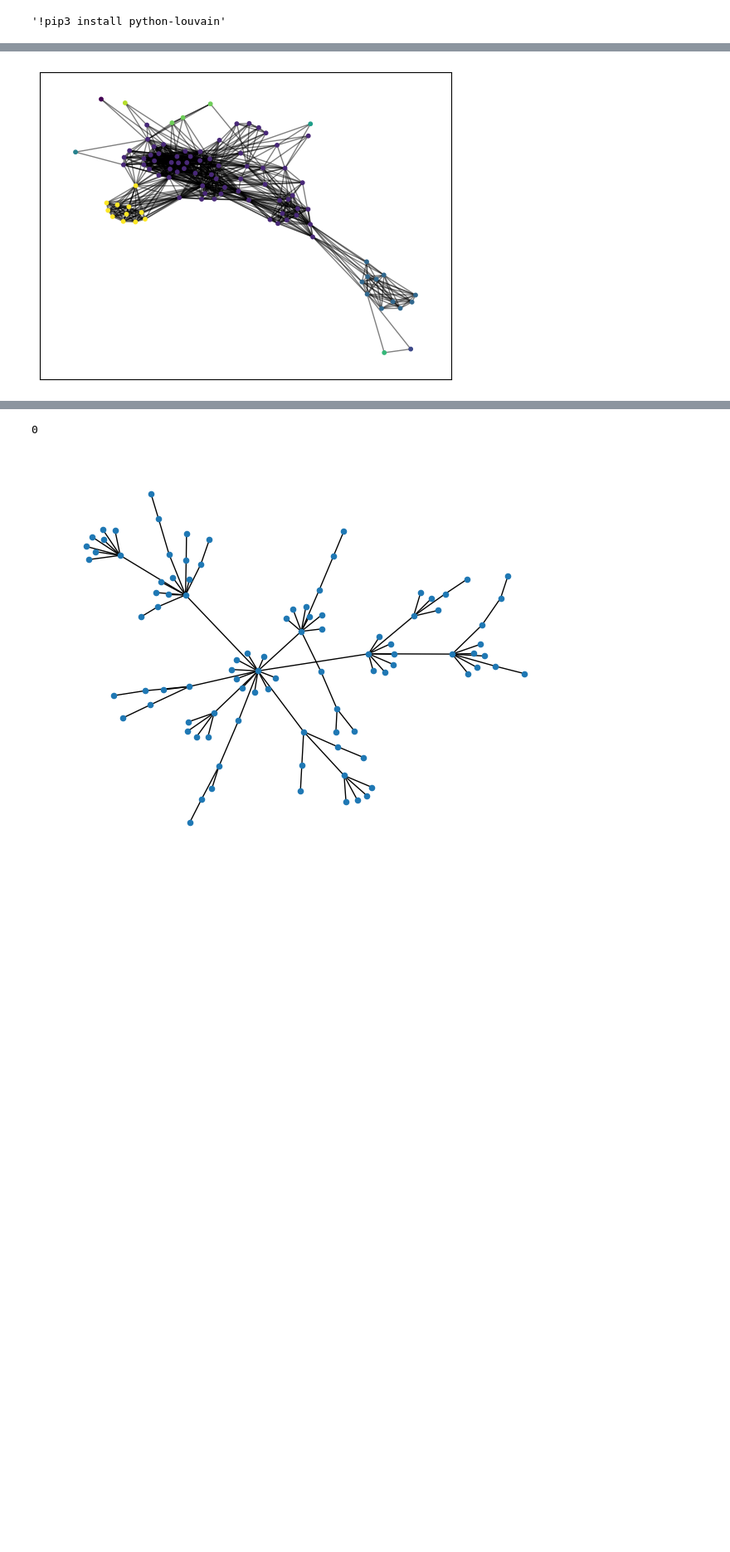
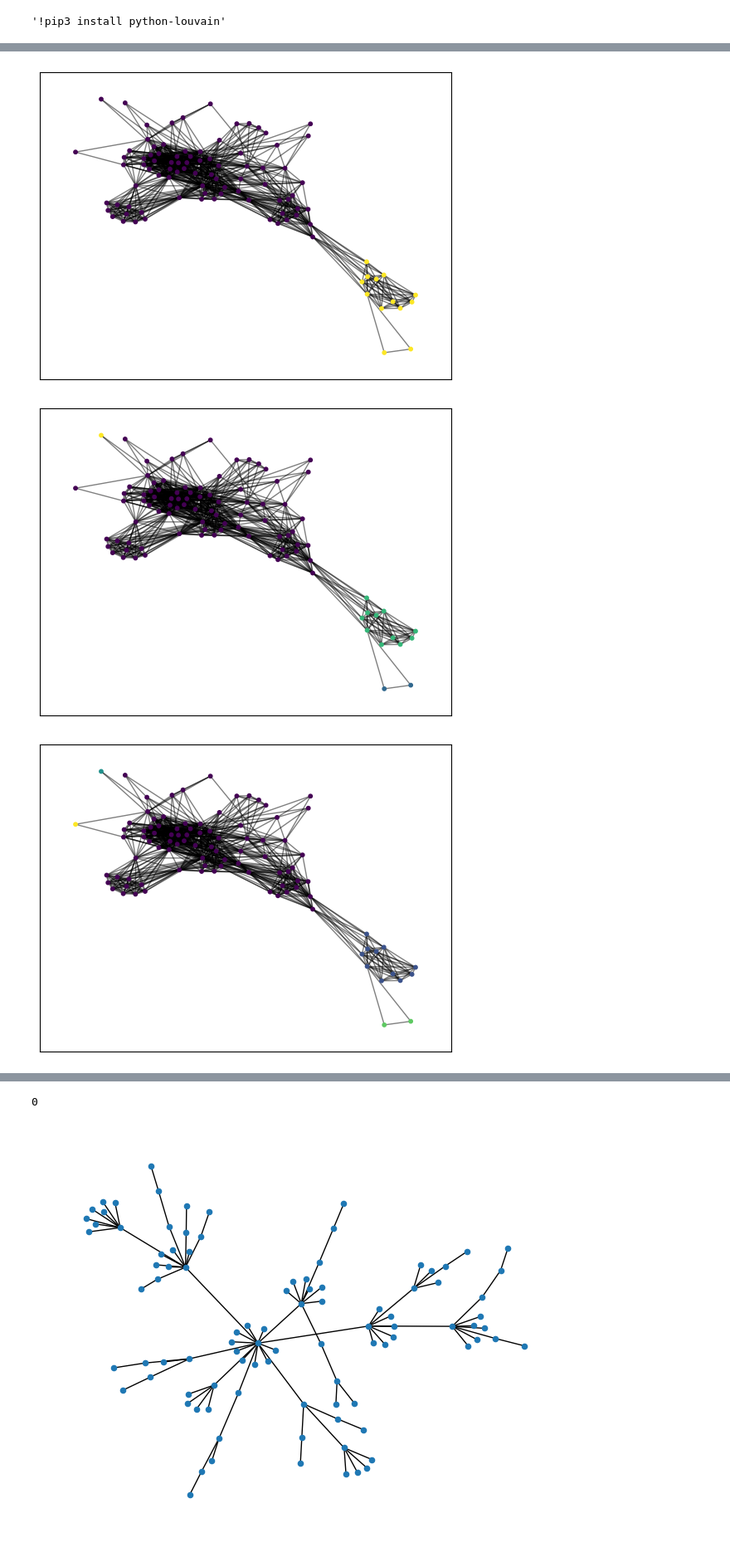
Before and after one commit to PierreRemacle/LINMA2472_P1, a Jupyter notebook: HW1.ipynb, the cells around one changed output, grey strips where cells are left out. Shown at 83% size. Cells and saved outputs as stored; diff of their text form; code cells hidden in the pictures; blank space fills up the shorter version.

```diff
--- a/HW1.ipynb
+++ b/HW1.ipynb
@@ -127,4 +132,6 @@ LookupError:
 # %%
 matrix_occ = np.loadtxt("matrix_occ(1).txt").reshape(lg_allnames, lg_allnames)
 matrix_diag = np.loadtxt("matrix_D(1).txt").reshape(lg_allnames, lg_allnames)
+for i in range (len(matrix_diag)):
+    print(matrix_diag[i][i])
 # %% [output]
@@ -155,6 +179,7 @@ plot_matrix(matrix_diag-matrix_occ+1)
 [figure]
 # %%
 import networkx as nx
+
 color_map=[]
 def create_graph(matrix):
     length_Matrix = len(matrix)
@@ -168,18 +193,33 @@ def create_graph(matrix):
             if(matrix[j][k]!=0):
                 G.add_edge(j,k)
 
-    for node in G:
+    '''for node in G:
             if node ==13:
                 color_map.append('green')
             elif node ==15:
                 color_map.append('green')
+            elif node ==86:
+                color_map.append('purple')
+            elif node == 64:
+                color_map.append('red')
             else:
                 color_map.append('blue')
-
+'''
     return G
 
 graph_net = create_graph(matrix_diag+matrix_occ)
+print(list(graph_net.degree()))
+cmap = plt.cm.get_cmap('hot', 66 + 1)
 print(nx.degree_assortativity_coefficient(graph_net))
-nx.draw(graph_net, nx.spring_layout(graph_net,seed=41), node_color=color_map, node_size=20, width=0.5)
+degrees= []
+for i in range (len (graph_net.degree())):
+    degrees.append(graph_net.degree()[i])
+
+print(degrees)
+sm = plt.cm.ScalarMappable(cmap=cmap, norm=plt.Normalize(vmin = 0, vmax=70))
+sm._A = []
+ax = plt.gca()
+nx.draw(graph_net, nx.spring_layout(graph_net,seed=41),cmap=cmap, node_color=degrees, node_size=20, width=0.5)
+plt.colorbar(sm, ax=ax)
 print(graph_net)
 # %% [output]
@@ -237,7 +295,7 @@ import scipy
 import matplotlib.pyplot as plt
 
 
-def laplace ():
+def laplace (k):
 
     lapl_matrix = matrix_diag - matrix_occ
 
@@ -249,35 +307,40 @@ def laplace ():
     L3 = lapl_matrix[18:lg_allnames, 18:lg_allnames]
 
     # eigenvalues and eigenvectors
     vals, vecs = scipy.linalg.eigh(lapl_matrix)
     # sort these based on the eigenvalues
     vecs = vecs[:,np.argsort(vals)]
     vals = vals[np.argsort(vals)]
     #print(L2)
     #print(len(L2))
 
     """vecs[:,0] = np.full(len(L1),1)
     vals[0] = 0"""
 
     #print(vals)
     #print(vecs[:,1])
 
     # kmeans on first three vectors with nonzero eigenvalues
-    kmeans = KMeans(n_clusters=10)
-    kmeans.fit(vecs[:,1:10])
+    kmeans = KMeans(n_clusters=k)
+    kmeans.fit(vecs[:,1:k])
     colors = kmeans.labels_
 
     #print("Clusters:", colors)
 
     graph_L3 = create_graph(np.abs(lapl_matrix))
     #print(L2)
     pos = nx.spring_layout(graph_L3, seed=41)
     # color the nodes according to their partition
     cmap = cm.get_cmap('viridis', max(colors) + 1)
     nx.draw_networkx_nodes(graph_L3, pos, node_size=10,cmap=cmap, node_color=list(colors))
     nx.draw_networkx_edges(graph_L3, pos, alpha=0.5)
     plt.show()
-
-laplace()
+laplace(2)
+laplace(4)
+laplace(5)
+laplace(6)
+laplace(7)
 # %% [output]
-[figure, old version]
+[figure, new version]
+[figure, added]
+[figure, added]
```
Also changed, not shown: parts of 14 cells of this notebook.
